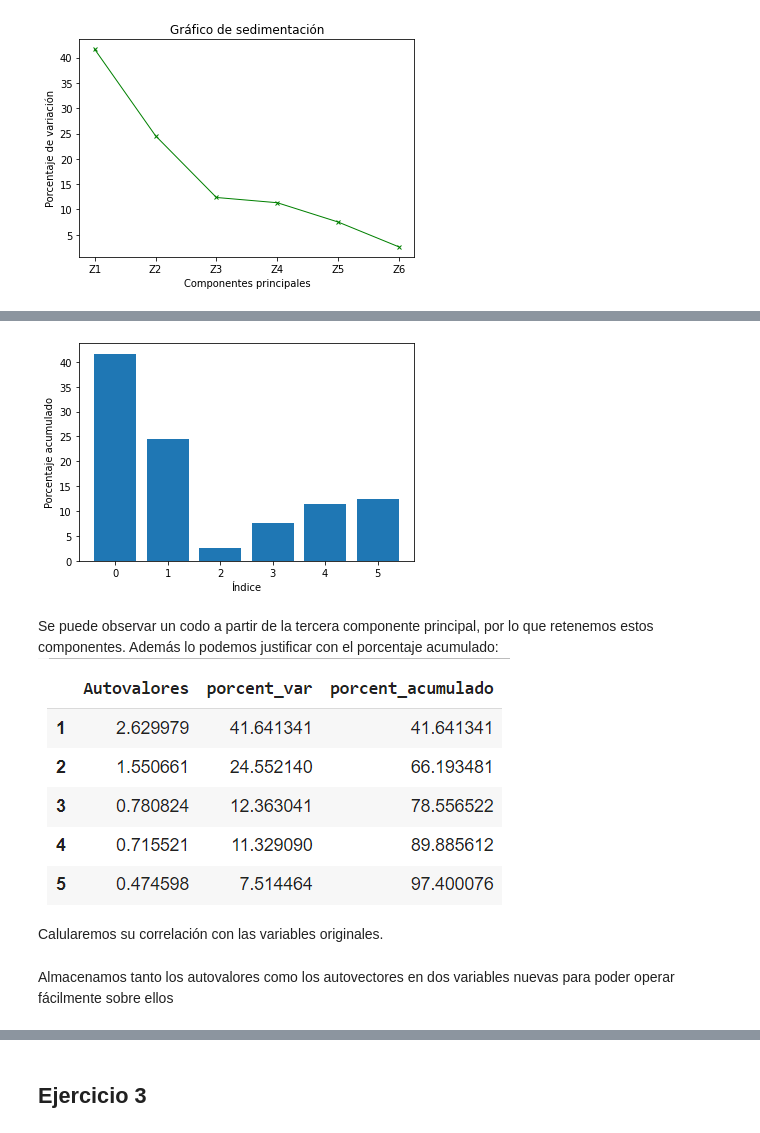
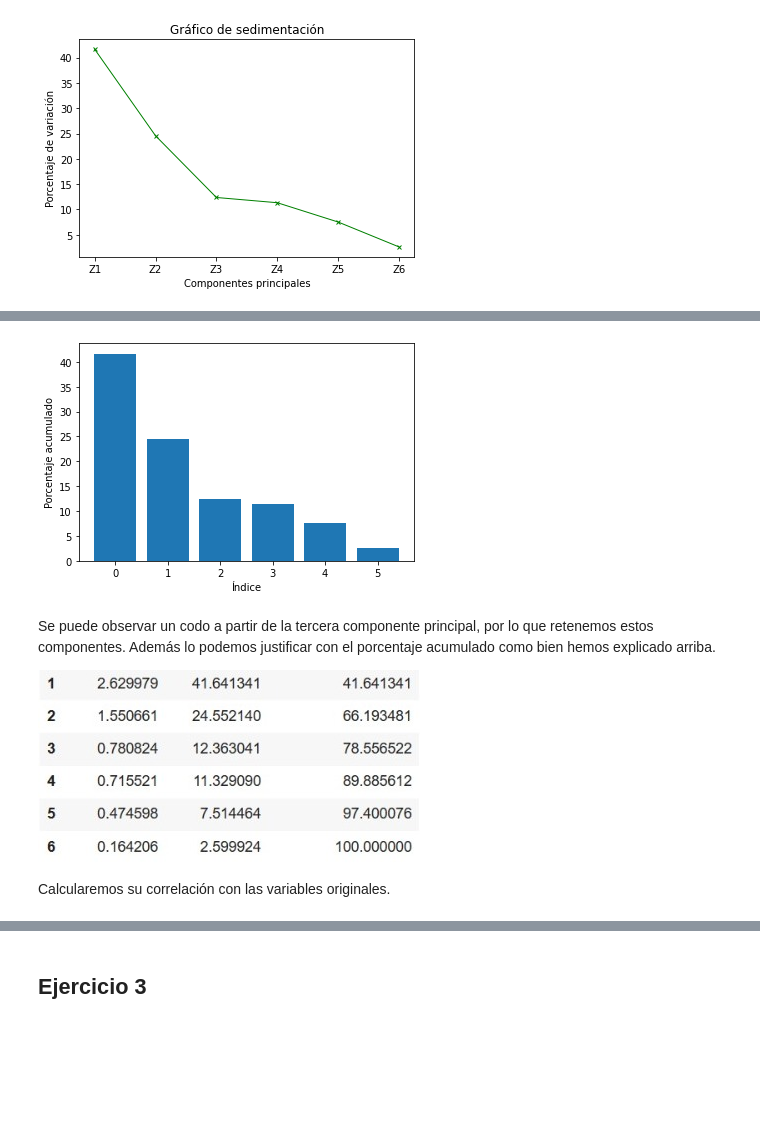
Before and after one commit to amayasarasacolina/MineriaL1P1, a Jupyter notebook: L1P3.ipynb, the cells around one changed output, grey strips where cells are left out. Saved outputs shown, nothing was run; the diff lists cells and outputs as text; code cells hidden in the pictures; blank space fills up the shorter version.

```diff
--- a/L1P3.ipynb
+++ b/L1P3.ipynb
@@ -183,19 +282,14 @@ plt.show()
 # %%
-import matplotlib.pyplot as plt
-
 fig, ax = plt.subplots()
-
-ax.bar(range(len(porcentaje)), porcentaje)
-
+ax.bar(range(len(porcentaje)), y)
 ax.set_xlabel('Índice')
 ax.set_ylabel('Porcentaje acumulado')
-
 plt.show()
 # %% [output]
-[figure, old version]
+[figure, new version]
 # %% [markdown]
-Se puede observar un codo a partir de la tercera componente principal, por lo que retenemos estos componentes. Además lo podemos justificar con el porcentaje acumulado: ![image.png](embedded-picture-1-old)
+Se puede observar un codo a partir de la tercera componente principal, por lo que retenemos estos componentes. Además lo podemos justificar con el porcentaje acumulado como bien hemos explicado arriba.
 
-Calularemos su correlación con las variables originales.
+![image.png](embedded-picture-1-new)
+
+Calcularemos su correlación con las variables originales.
-# %% [markdown]
-Almacenamos tanto los autovalores como los autovectores en dos variables nuevas para poder operar fácilmente sobre ellos
```
Also changed, not shown: parts of 86 cells of this notebook.
